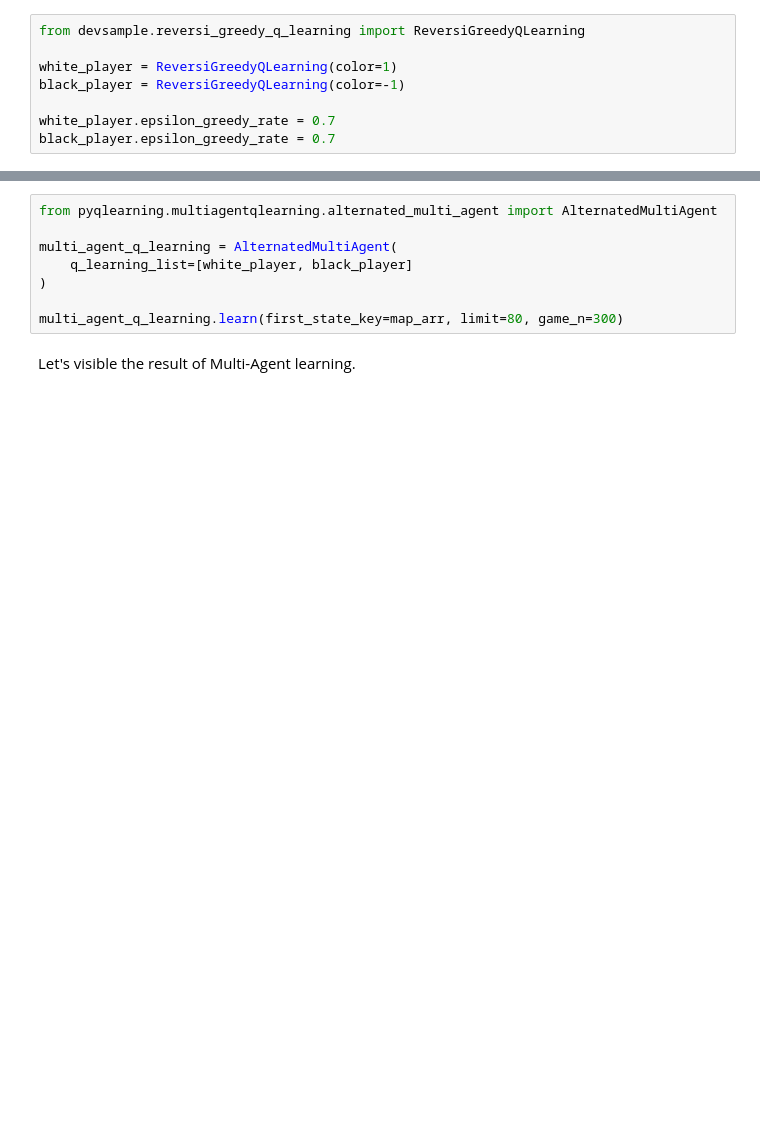
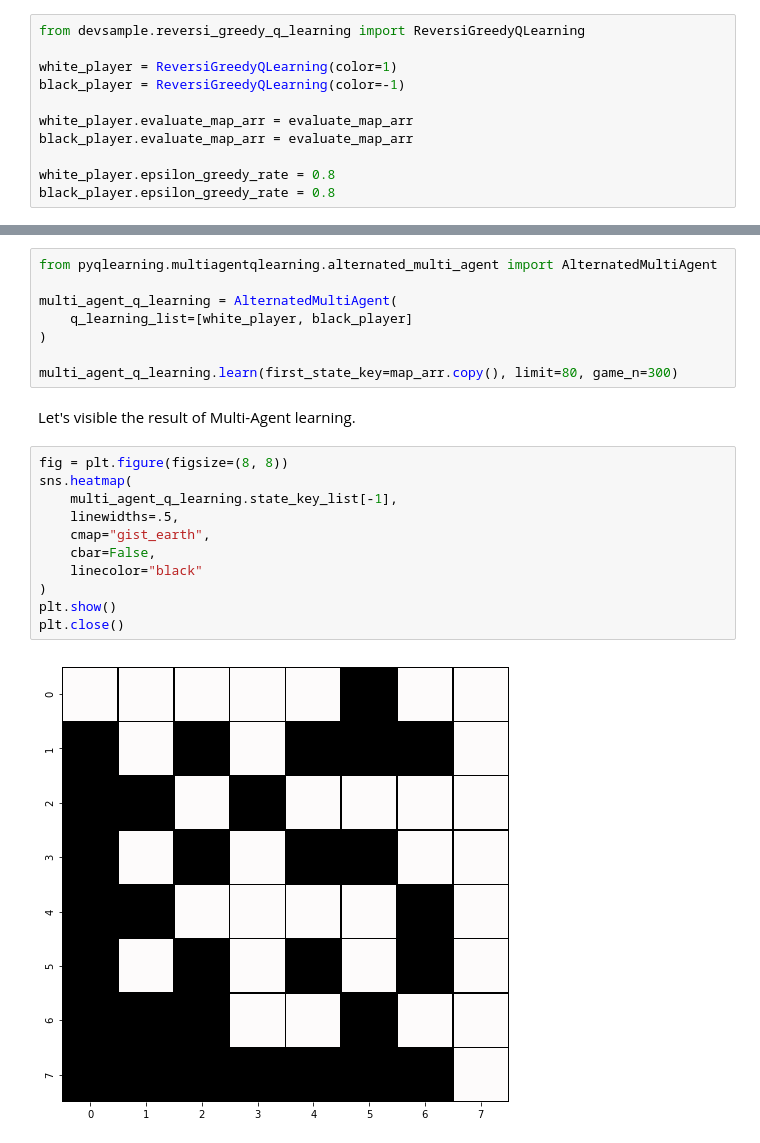
Before and after one commit to accel-brain/accel-brain-code, a Jupyter notebook: Reinforcement-Learning/reversi_by_multiagent_q_learning.ipynb, the cells around one changed output, grey strips where cells are left out. Cells and saved outputs as stored; diff of their text form; blank space fills up the shorter version.

```diff
--- a/Reinforcement-Learning/reversi_by_multiagent_q_learning.ipynb
+++ b/Reinforcement-Learning/reversi_by_multiagent_q_learning.ipynb
@@ -58,6 +74,9 @@ from devsample.reversi_greedy_q_learning import ReversiGreedyQLearning
 white_player = ReversiGreedyQLearning(color=1)
 black_player = ReversiGreedyQLearning(color=-1)
 
-white_player.epsilon_greedy_rate = 0.7
-black_player.epsilon_greedy_rate = 0.7
+white_player.evaluate_map_arr = evaluate_map_arr
+black_player.evaluate_map_arr = evaluate_map_arr
+
+white_player.epsilon_greedy_rate = 0.8
+black_player.epsilon_greedy_rate = 0.8
 # %% [markdown]
@@ -69,9 +88,22 @@ multi_agent_q_learning = AlternatedMultiAgent(
     q_learning_list=[white_player, black_player]
 )
 
-multi_agent_q_learning.learn(first_state_key=map_arr, limit=80, game_n=300)
+multi_agent_q_learning.learn(first_state_key=map_arr.copy(), limit=80, game_n=300)
 # %% [markdown]
 Let's visible the result of Multi-Agent learning.
+# %%
+fig = plt.figure(figsize=(8, 8))
+sns.heatmap(
+    multi_agent_q_learning.state_key_list[-1],
+    linewidths=.5,
+    cmap="gist_earth",
+    cbar=False,
+    linecolor="black"
+)
+plt.show()
+plt.close()
+# %% [output]
+[figure, added]
 # %%
 import matplotlib.pyplot as plt
 import seaborn as sns
```
Also changed, not shown: parts of 15 cells of this notebook, 2 other files.
